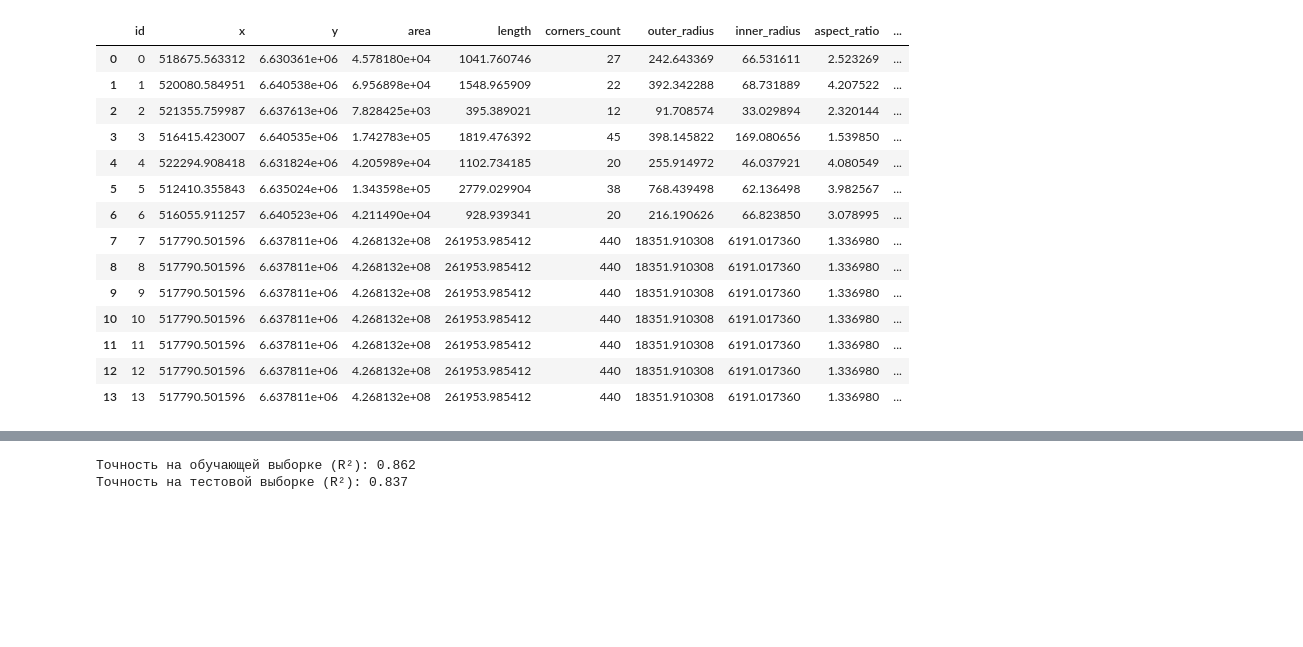
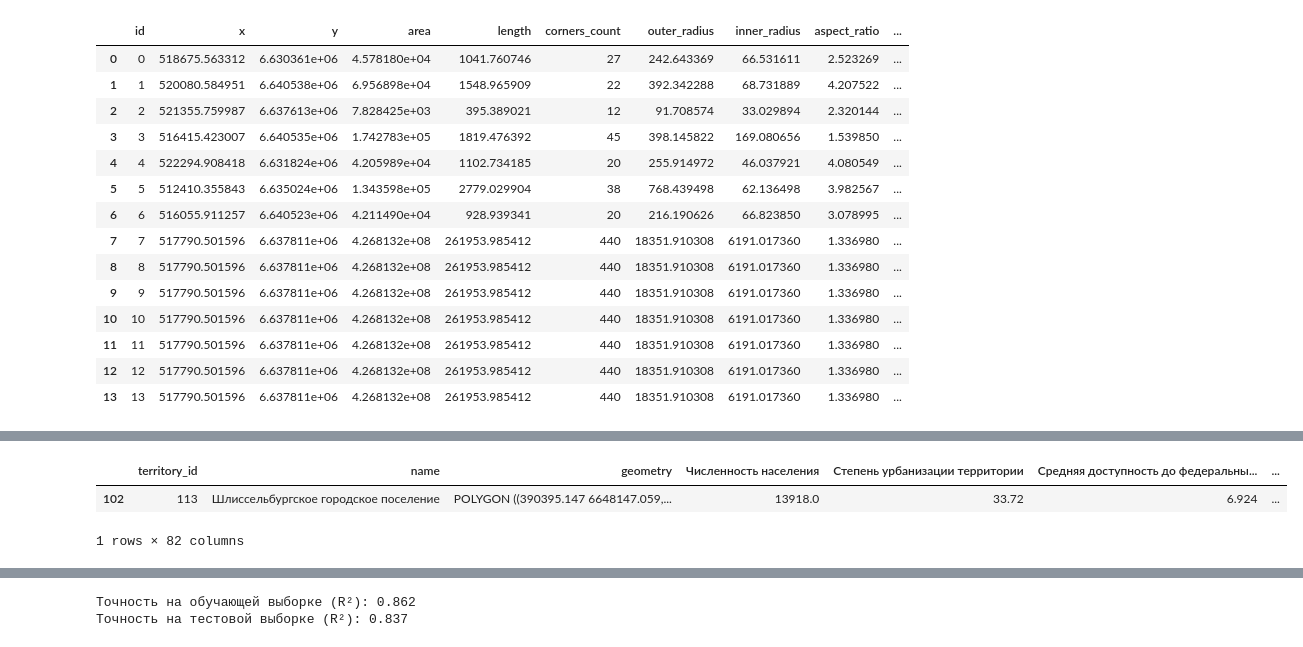
Before and after one commit to Mvin8/Urbanomy, a Jupyter notebook: examples/F37.ipynb, the cells around one changed output, grey strips where cells are left out. Saved outputs shown, nothing was run; the diff lists cells and outputs as text; code cells hidden in the pictures; blank space fills up the shorter version.

```diff
--- a/examples/F37.ipynb
+++ b/examples/F37.ipynb
@@ -97,0 +234,7 @@ split_gdf
+# %%
+filtered_gdf = gdf[gdf['Социальное обеспечение (базовое+)'].notna()]
+filtered_gdf
+# %% [output]
+|  | territory_id | name | geometry | Численность населения | Степень урбанизации территории | Средняя доступность до федеральны... | ... |
+| 102 | 113 | Шлиссельбургское городское поселение | POLYGON ((390395.147 6648147.059,... | 13918.0 | 33.72 | 6.924 | ... |
+1 rows × 82 columns
```
Also changed, not shown: parts of 16 cells of this notebook.
